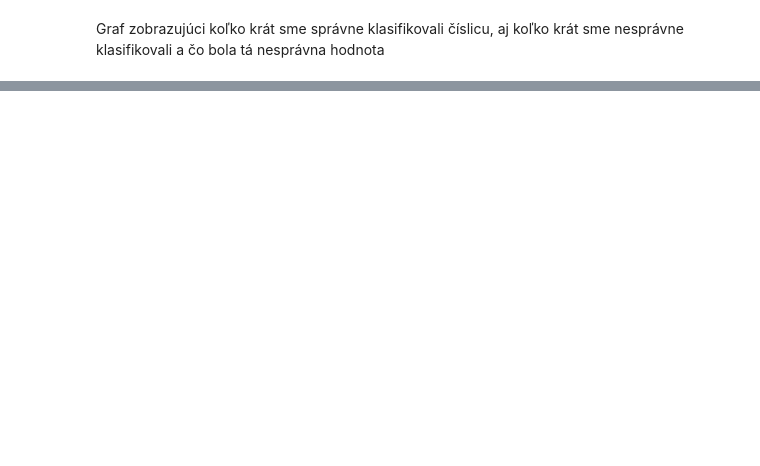
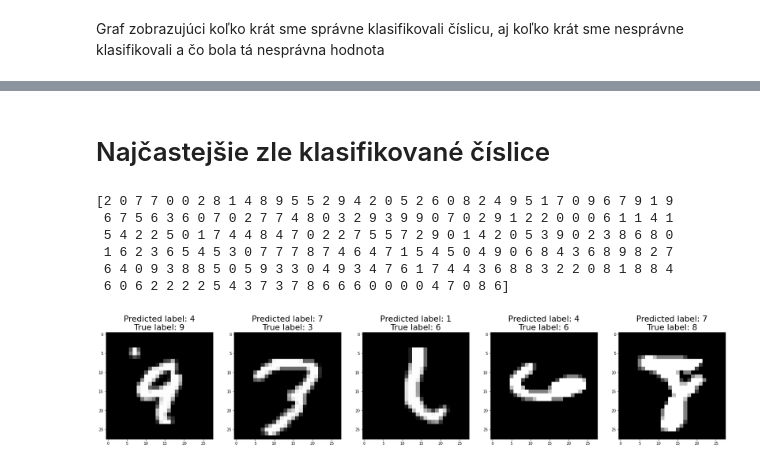
Before and after one commit to OndruskaVladimir/Ondruska_NS2020, a Jupyter notebook: main.ipynb, the cells around one changed output, grey strips where cells are left out. Drawn from its saved outputs; the diff is of its cells as text; code cells hidden in the pictures; blank space fills up the shorter version.

```diff
--- a/main.ipynb
+++ b/main.ipynb
@@ -230,0 +232,38 @@ Text(0.5, 1.0, 'Matica zámen')
+# %% [markdown]
+# Najčastejšie zle klasifikované číslice
+# %%
+errors = (y_pred_classes - y_true != 0)
+y_pred_classes_errors = y_pred_classes[errors]
+y_pred_errors = y_pred[errors]
+y_true_errors = y_true[errors]
+x_test_errors = x_test[errors]
+print(y_pred_classes_errors)
+# %% [output]
+[2 0 7 7 0 0 2 8 1 4 8 9 5 5 2 9 4 2 0 5 2 6 0 8 2 4 9 5 1 7 0 9 6 7 9 1 9
+ 6 7 5 6 3 6 0 7 0 2 7 7 4 8 0 3 2 9 3 9 9 0 7 0 2 9 1 2 2 0 0 0 6 1 1 4 1
+ 5 4 2 2 5 0 1 7 4 4 8 4 7 0 2 2 7 5 5 7 2 9 0 1 4 2 0 5 3 9 0 2 3 8 6 8 0
+ 1 6 2 3 6 5 4 5 3 0 7 7 7 8 7 4 6 4 7 1 5 4 5 0 4 9 0 6 8 4 3 6 8 9 8 2 7
+ 6 4 0 9 3 8 8 5 0 5 9 3 3 0 4 9 3 4 7 6 1 7 4 4 3 6 8 8 3 2 2 0 8 1 8 8 4
+ 6 0 6 2 2 2 2 5 4 3 7 3 7 8 6 6 6 0 0 0 0 4 7 0 8 6]
+# %%
+y_pred_errors_probability = np.max(y_pred_errors, axis = 1)
+true_probability_errors = np.diagonal(np.take(y_pred_errors, y_true_errors, axis = 1))
+diff_errors_pred_true = y_pred_errors_probability - true_probability_errors
+
+#List indexoch najvacsich rozdielov v klasifikacii
+sorted_idx_diff_errors = np.argsort(diff_errors_pred_true)
+top_idx_diff_errors = sorted_idx_diff_errors[-5:] #top 5 errorov
+# %%
+#vykreslenie najcastejsich zle klasifikovanych obrazkov
+num = len(top_idx_diff_errors)
+
+f, ax = plt.subplots(1, num, figsize=(30, 30))
+for i in range(0, num):
+    idx = top_idx_diff_errors[i]
+    sample = x_test_errors[idx].reshape(28,28)
+    y_t = y_true_errors[idx]
+    y_p = y_pred_classes_errors[idx]
+    ax[i].imshow(sample, cmap='gray')
+    ax [i].set_title("Predicted label: {}\nTrue label: {}".format(y_p, y_t), fontsize=22)
+# %% [output]
+[figure, added]
```
Also changed, not shown: parts of 7 cells of this notebook.
